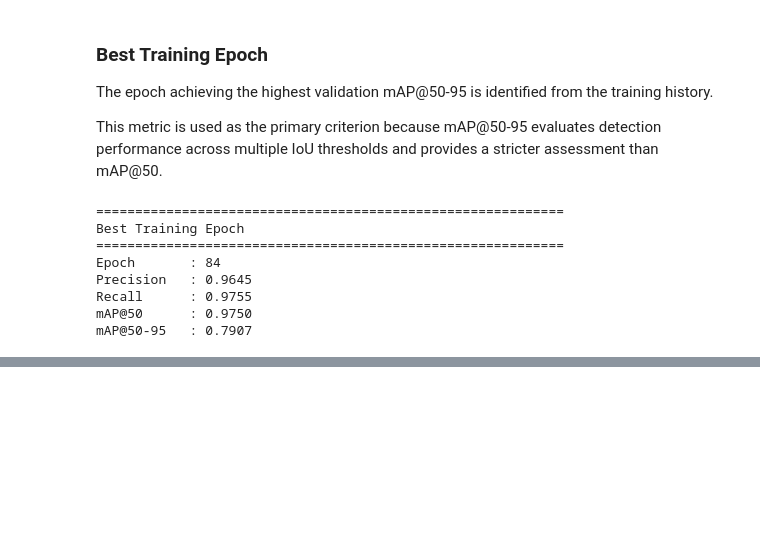
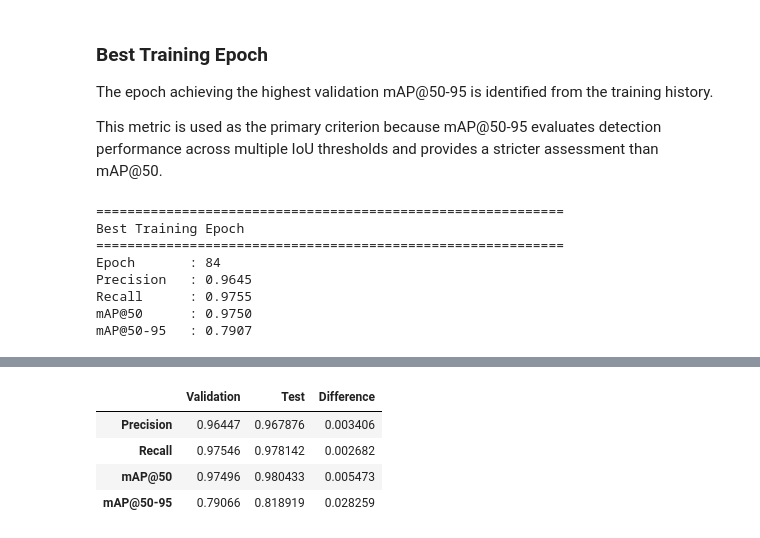
Before and after one commit to digesaremarco/Chess_Piece_Detection_ArdunioUNOQ, a Jupyter notebook: YOLOv11n_Chess_Fine_Tuning.ipynb, the cells around one changed output, grey strips where cells are left out. Saved outputs shown, nothing was run; the diff lists cells and outputs as text; code cells hidden in the pictures; blank space fills up the shorter version.

```diff
--- a/YOLOv11n_Chess_Fine_Tuning.ipynb
+++ b/YOLOv11n_Chess_Fine_Tuning.ipynb
@@ -1192,0 +1267,16 @@ mAP@50-95   : 0.7907
+# %%
+test_metrics = test_results.results_dict
+
+precision = test_metrics.get("metrics/precision(B)")
+recall = test_metrics.get("metrics/recall(B)")
+map50 = test_metrics.get("metrics/mAP50(B)")
+map50_95 = test_metrics.get("metrics/mAP50-95(B)")
+
+print("=" * 60)
+print("Test Set Performance")
+print("=" * 60)
+
+print(f"Precision   : {precision:.4f}")
+print(f"Recall      : {recall:.4f}")
+print(f"mAP@50      : {map50:.4f}")
+print(f"mAP@50-95   : {map50_95:.4f}")
@@ -1192,0 +1297,33 @@ mAP@50-95   : 0.7907
+# %%
+validation_metrics = {
+    "Precision": best_epoch["metrics/precision(B)"],
+    "Recall": best_epoch["metrics/recall(B)"],
+    "mAP@50": best_epoch["metrics/mAP50(B)"],
+    "mAP@50-95": best_epoch["metrics/mAP50-95(B)"]
+}
+
+test_metrics_clean = {
+    "Precision": precision,
+    "Recall": recall,
+    "mAP@50": map50,
+    "mAP@50-95": map50_95
+}
+
+comparison = pd.DataFrame(
+    {
+        "Validation": validation_metrics,
+        "Test": test_metrics_clean
+    }
+)
+
+comparison["Difference"] = (
+    comparison["Test"] - comparison["Validation"]
+)
+
+comparison
+# %% [output]
+|  | Validation | Test | Difference |
+| Precision | 0.96447 | 0.967876 | 0.003406 |
+| Recall | 0.97546 | 0.978142 | 0.002682 |
+| mAP@50 | 0.97496 | 0.980433 | 0.005473 |
+| mAP@50-95 | 0.79066 | 0.818919 | 0.028259 |
```
Also changed, not shown: parts of 10 cells of this notebook.
